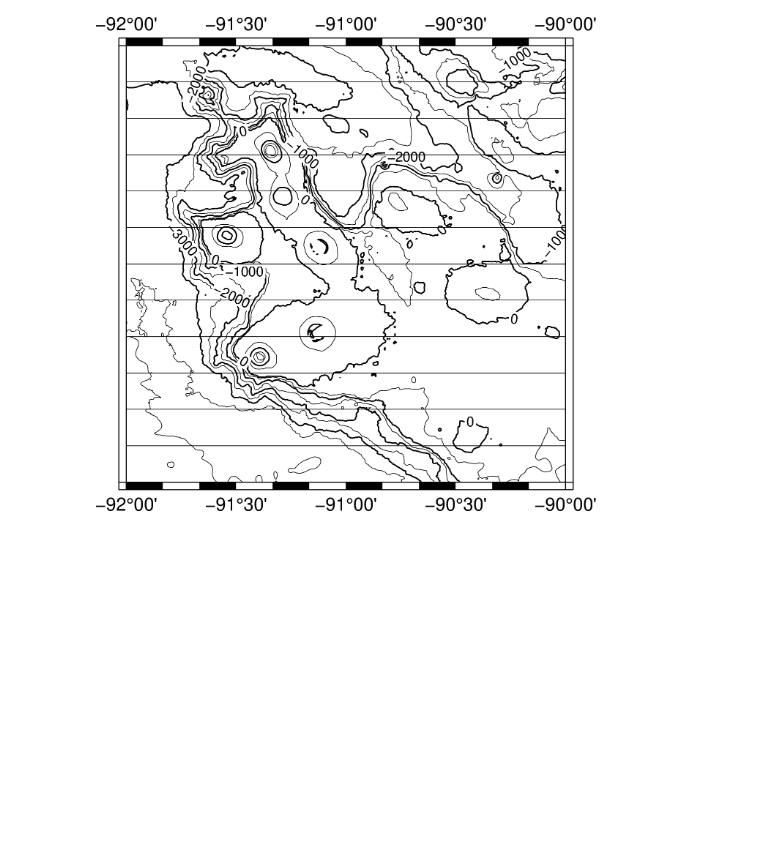
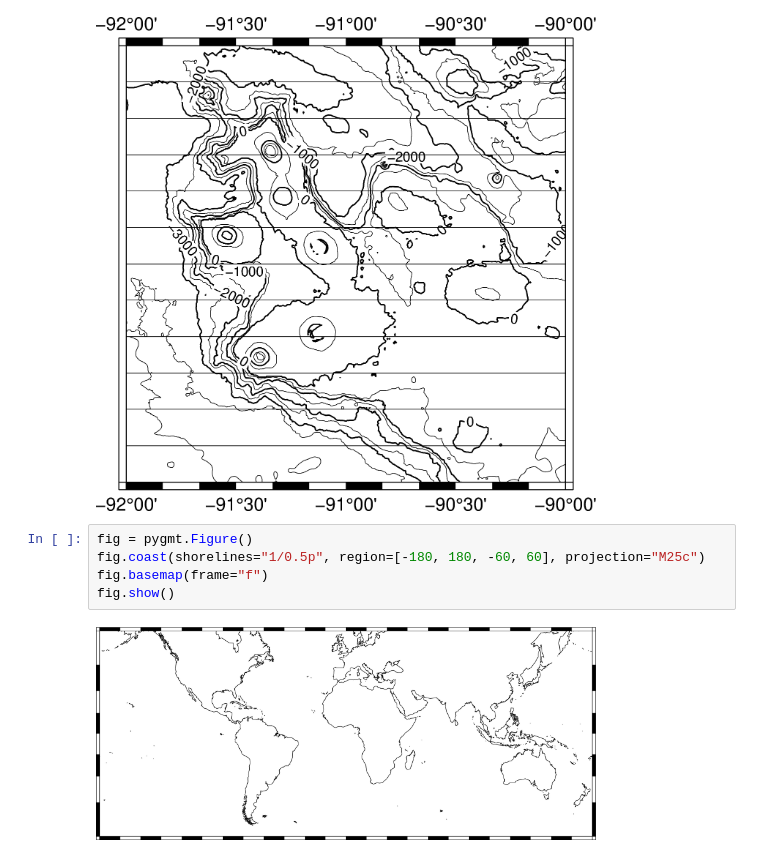
Before and after one commit to willschlitzer/learn-pygmt, a Jupyter notebook: frame_ticks_labels.ipynb, the cells around one changed output. Drawn from its saved outputs; the diff is of its cells as text; blank space fills up the shorter version.

```diff
--- a/frame_ticks_labels.ipynb
+++ b/frame_ticks_labels.ipynb
@@ -15,3 +15,10 @@ fig.basemap(frame=["xaf", "yg"])
 fig.show()
 # %% [output]
 [figure]
+# %%
+fig = pygmt.Figure()
+fig.coast(shorelines="1/0.5p", region=[-180, 180, -60, 60], projection="M25c")
+fig.basemap(frame="f")
+fig.show()
+# %% [output]
+[figure, added]
```
Also changed, not shown: parts of 3 cells of this notebook, 5 other files.
